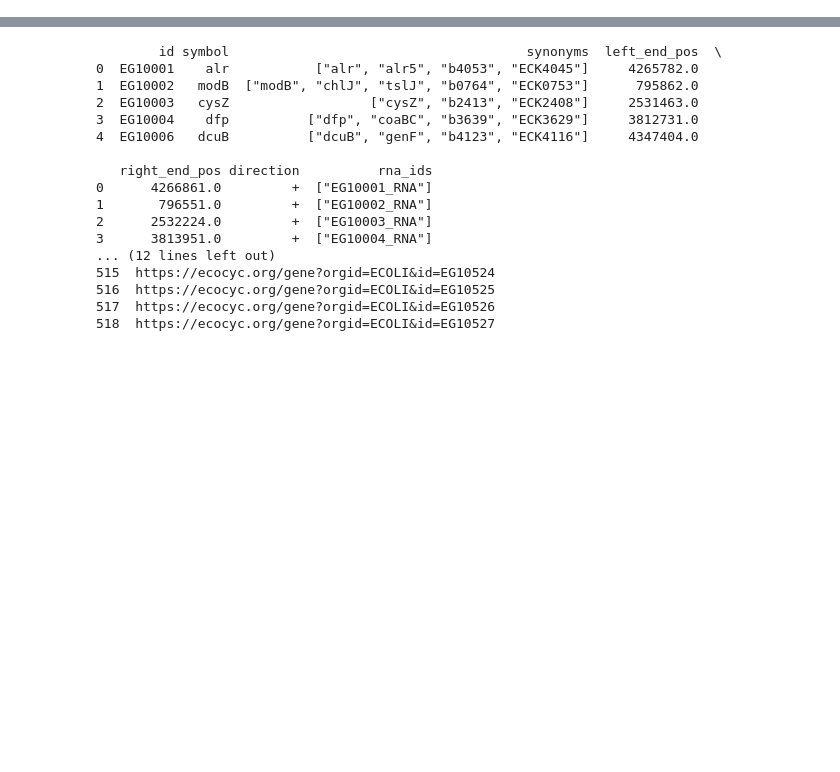
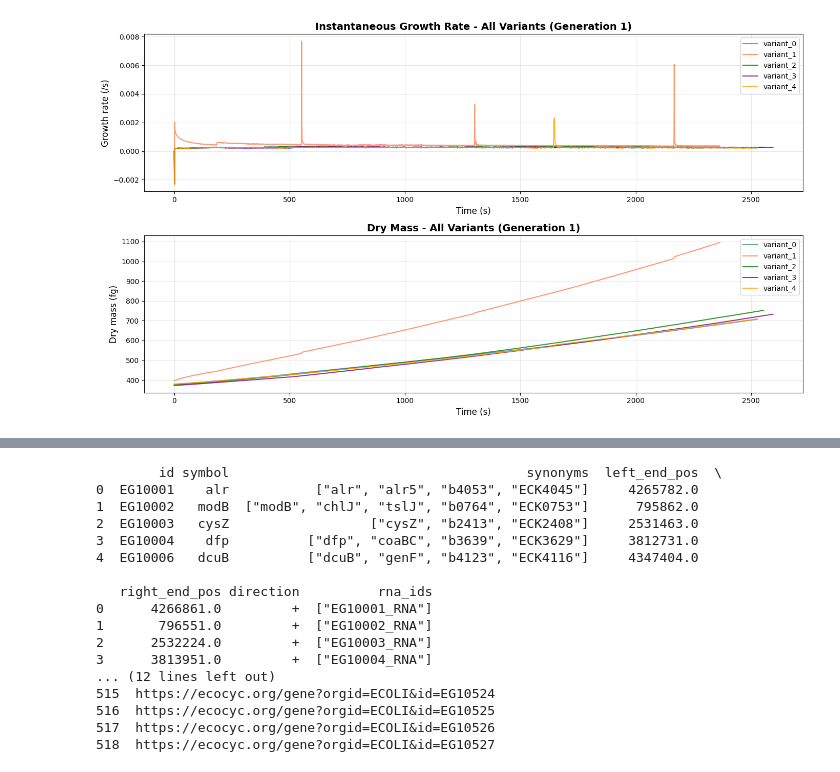
Before and after one commit to katha815/vEcoli-Local, a Jupyter notebook: reading/ad_hoc reading.ipynb, the cells around one changed output, grey strips where cells are left out. Drawn from its saved outputs; the diff is of its cells as text; code cells hidden in the pictures; blank space fills up the shorter version.

```diff
--- a/reading/ad_hoc reading.ipynb
+++ b/reading/ad_hoc reading.ipynb
@@ -26,0 +398,93 @@ print(df)
+# %%
+import numpy as np
+import matplotlib.pyplot as plt
+import json
+import glob
+
+# Set generation number here
+GENERATION = 1
+
+# Update path to use GENERATION variable
+path0 = f"/user/home/il22158/work/vEcoli/out/all_media_conditions1/configuration/experiment_id=all_media_conditions1/variant=0/lineage_seed=0/generation={GENERATION}/agent_id=0"
+
+# Read all variants (0-4)
+all_variants = {}
+for variant_id in range(5):
+    # Update path for each variant
+    variant_path = path0.replace('/variant=0/', f'/variant={variant_id}/')
+
+    # Read variant metadata
+    metadata_path = f"/user/home/il22158/work/vEcoli/out/all_media_conditions1/variant_sim_data/{variant_id}.cPickle.json"
+    try:
+        with open(metadata_path, 'r') as f:
+            variant_metadata = json.load(f)
+    except:
+        variant_metadata = {"condition": f"variant_{variant_id}"}
+
+    # Find all parquet files in history folder
+    history_folder = variant_path.replace('/configuration/', '/history/')
+    pq_files = sorted(glob.glob(f"{history_folder}/*.pq"))
+
+    if len(pq_files) == 0:
+        print(f"No files found for variant {variant_id}")
+        continue
+
+    print(f"Variant {variant_id}: {variant_metadata.get('condition', 'Unknown')} - {len(pq_files)} files")
+
+    # Read all files and concatenate
+    all_data = []
+    for pq_file in pq_files:
+        df_temp = pd.read_parquet(pq_file)
+        all_data.append(df_temp)
+
+    df_variant = pd.concat(all_data, ignore_index=True)
+    df_variant = df_variant.sort_values('time').reset_index(drop=True)
+
+    all_variants[variant_id] = {
+        'metadata': variant_metadata,
+        'time': df_variant['time'].values,
+        'growth_rate': df_variant['listeners__mass__instantaneous_growth_rate'].values,
+        'dry_mass': df_variant['listeners__mass__dry_mass'].values
+    }
+
+# Plot all variants
+fig, (ax1, ax2) = plt.subplots(2, 1, figsize=(14, 8))
+
+colors = ['steelblue', 'coral', 'green', 'purple', 'orange']
+for variant_id, data in all_variants.items():
+    label = data['metadata'].get('condition', f'Variant {variant_id}')
+
+    # Growth rate
+    ax1.plot(data['time'], data['growth_rate'],
+             linewidth=1.5, color=colors[variant_id], alpha=0.8, label=label)
+
+    # Dry mass
+    ax2.plot(data['time'], data['dry_mass'],
+             linewidth=1.5, color=colors[variant_id], alpha=0.8, label=label)
+
+# Format growth rate plot
+ax1.set_xlabel('Time (s)', fontsize=12)
+ax1.set_ylabel('Growth rate (/s)', fontsize=12)
+ax1.set_title(f'Instantaneous Growth Rate - All Variants (Generation {GENERATION})', fontsize=14, fontweight='bold')
+ax1.legend(loc='best', fontsize=10)
+ax1.grid(True, alpha=0.3)
+
+# Format dry mass plot
+ax2.set_xlabel('Time (s)', fontsize=12)
+ax2.set_ylabel('Dry mass (fg)', fontsize=12)
+ax2.set_title(f'Dry Mass - All Variants (Generation {GENERATION})', fontsize=14, fontweight='bold')
+ax2.legend(loc='best', fontsize=10)
+ax2.grid(True, alpha=0.3)
+
+plt.tight_layout()
+plt.show()
+
+# Print statistics for each variant
+print(f"\n=== Statistics by Variant (Generation {GENERATION}) ===")
+for variant_id, data in all_variants.items():
+    condition = data['metadata'].get('condition', f'Variant {variant_id}')
+    print(f"\n{condition}:")
+    print(f"  Duration: {data['time'][-1] - data['time'][0]:.0f} s ({(data['time'][-1] - data['time'][0])/60:.1f} min)")
+    print(f"  Growth rate: mean={np.mean(data['growth_rate']):.6f} /s")
+    print(f"  Dry mass: {data['dry_mass'][0]:.1f} → {data['dry_mass'][-1]:.1f} fg ({data['dry_mass'][-1]/data['dry_mass'][0]:.2f}x)")
+# %% [output]
@@ -26,0 +500 @@ print(df)
+[figure, added]
```
Also changed, not shown: parts of 48 cells of this notebook, 16 other files.
